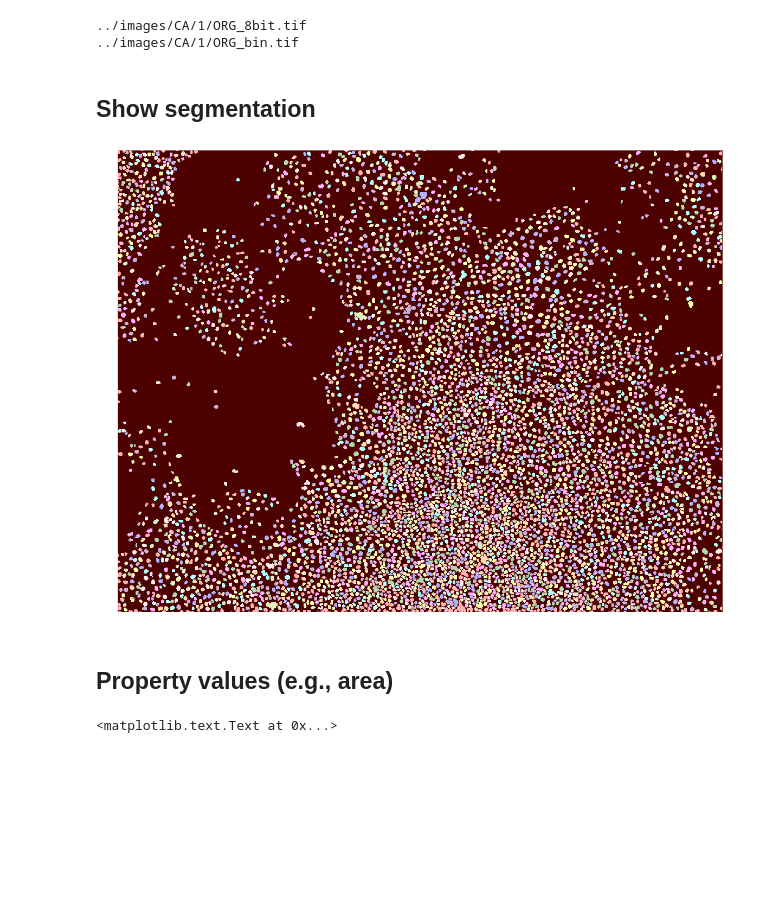
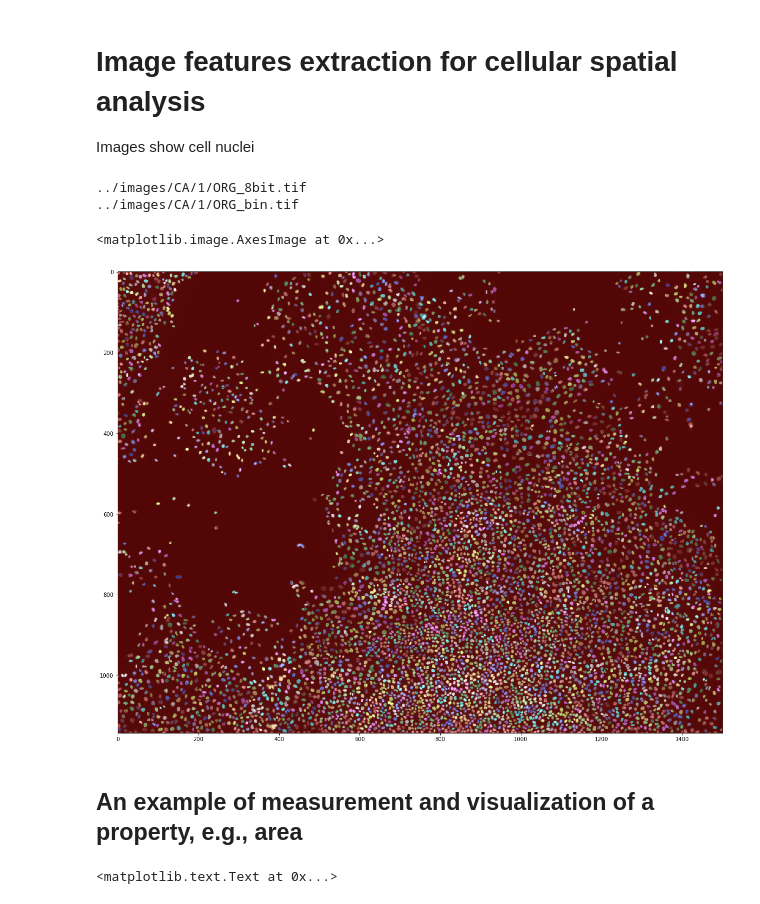
Before and after one commit to rempic/Image-Features-Extraction, a Jupyter notebook: tutorial/remi_tutorial_image_features_extraction.ipynb, the cells around one changed output. Saved outputs shown, nothing was run; the diff lists cells and outputs as text; code cells hidden in the pictures; blank space fills up the shorter version.

```diff
--- a/tutorial/remi_tutorial_image_features_extraction.ipynb
+++ b/tutorial/remi_tutorial_image_features_extraction.ipynb
@@ -41,3 +75,7 @@ plt.show()
+# %% [markdown]
+# Image features extraction for cellular spatial analysis
+
+Images show cell nuclei
 # %%
 % matplotlib inline
 import matplotlib.pyplot as plt
@@ -54,23 +92,14 @@ for IMG in IMGS:
 # %% [output]
 ../images/CA/1/ORG_8bit.tif
 ../images/CA/1/ORG_bin.tif
-# %% [markdown]
-## Show segmentation
 # %%
-IMG = IMGS.item(1)
-
-IMG.set_image_intensity(IMGS.item(0))
-
-imgrgb = IMG.get_image_segmentation()
-
 
 fig, ax = plt.subplots(figsize=(20, 20))
-ax.imshow(imgrgb)
 
-ax.set_axis_off()
-plt.show()
+ax.imshow(IMGS.item(0).get_image_segmentation())
 # %% [output]
+<matplotlib.image.AxesImage at 0x...>
-[figure, old version]
+[figure, new version]
-# %% [markdown]
-## Property values (e.g., area)
+# %% [markdown]
+## An example of measurement and visualization of a property, e.g., area
 # %%
```
Also changed, not shown: parts of 45 cells of this notebook, 26 other files.
